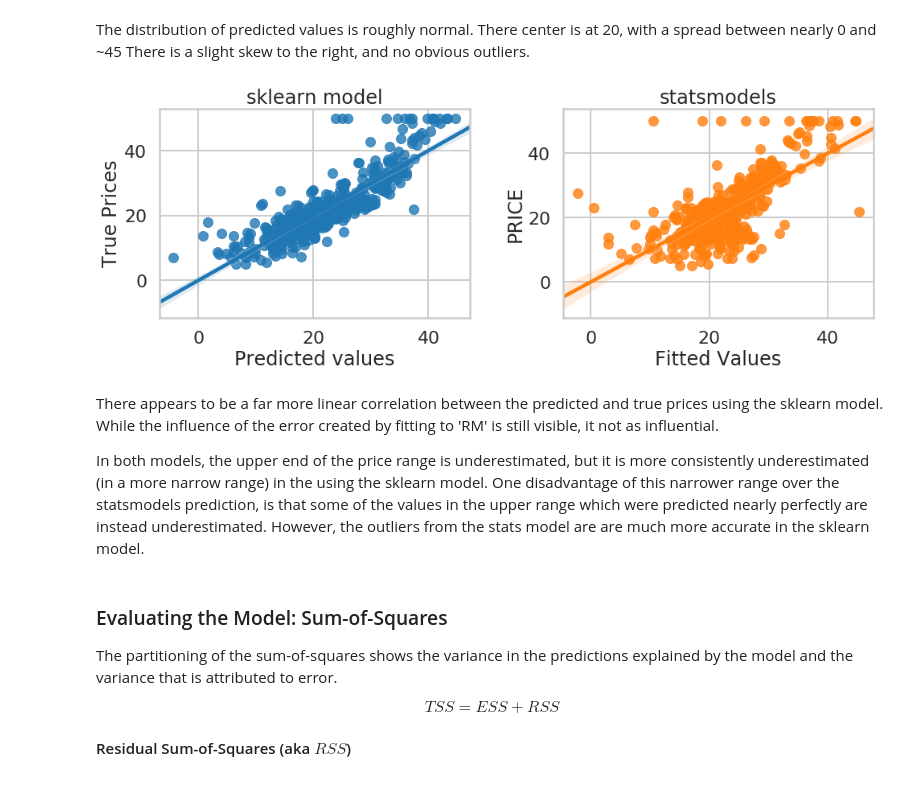
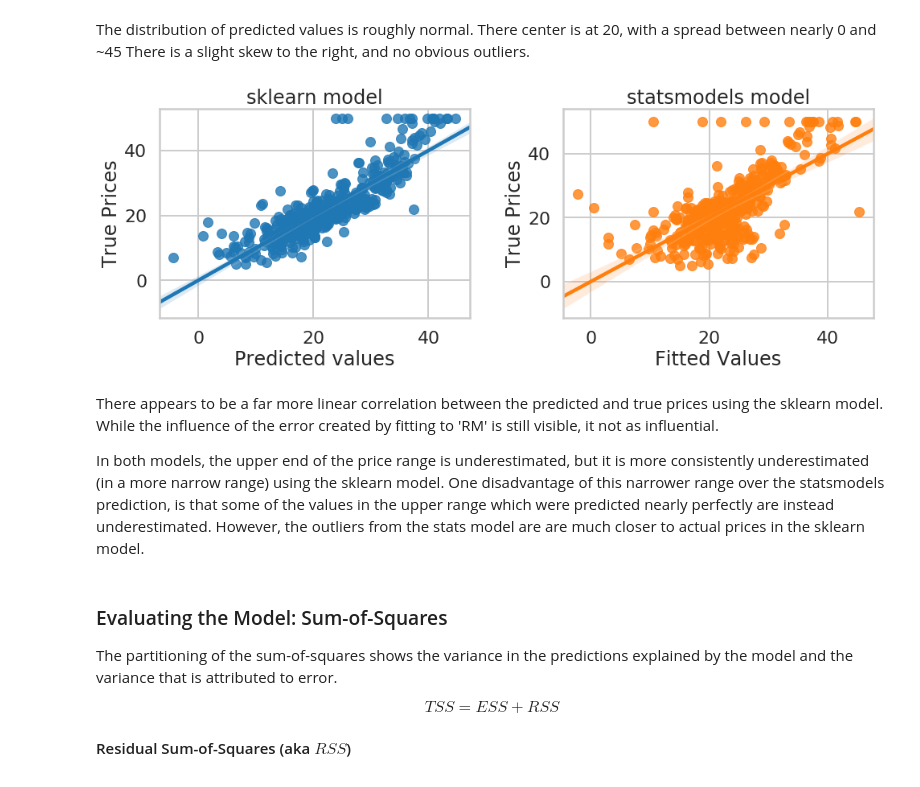
Before and after one commit to Nhorning/linear_regression, a Jupyter notebook: Mini_Project_Linear_Regression.ipynb, the cells around one changed output. Drawn from its saved outputs; the diff is of its cells as text; code cells hidden in the pictures.

```diff
--- a/Mini_Project_Linear_Regression.ipynb
+++ b/Mini_Project_Linear_Regression.ipynb
@@ -607,22 +607,23 @@ The distribution of predicted values is roughly normal.  There center is at 20,
 # %%
 f, (ax1,ax2) = plt.subplots(1,2, figsize=(14,5))
 f.tight_layout(w_pad=2)
 
 sns.regplot(lm.predict(X), bos.PRICE, ax=ax1)
 ax1.set_xlabel('Predicted values')
 ax1.set_ylabel('True Prices')
 ax1.set_title('sklearn model')
 
 sns.regplot(m.fittedvalues, bos.PRICE, ax=ax2)
 ax2.set_xlabel('Fitted Values')
-ax2.set_title('statsmodels')
+ax2.set_ylabel('True Prices')
+ax2.set_title('statsmodels model')
 plt.show()
 # %% [output]
-[figure, old version]
+[figure, new version]
 # %% [markdown]
 There appears to be a far more linear correlation between the predicted and true prices using the sklearn model. While the influence of the error created by fitting to 'RM' is still visible, it not as influential.
 
-In both models, the upper end of the price range is underestimated, but it is more consistently underestimated (in a more narrow range) in the using the sklearn model. One disadvantage of this narrower range over the statsmodels prediction, is that some of the values in the upper range which were predicted nearly perfectly are instead underestimated.  However, the outliers from the stats model are are much more accurate in the sklearn model.
+In both models, the upper end of the price range is underestimated, but it is more consistently underestimated (in a more narrow range) using the sklearn model. One disadvantage of this narrower range over the statsmodels prediction, is that some of the values in the upper range which were predicted nearly perfectly are instead underestimated.  However, the outliers from the stats model are are much closer to actual prices in the sklearn model.
 # %% [markdown]
 ### Evaluating the Model: Sum-of-Squares
 
```
Also changed, not shown: parts of 10 cells of this notebook.
